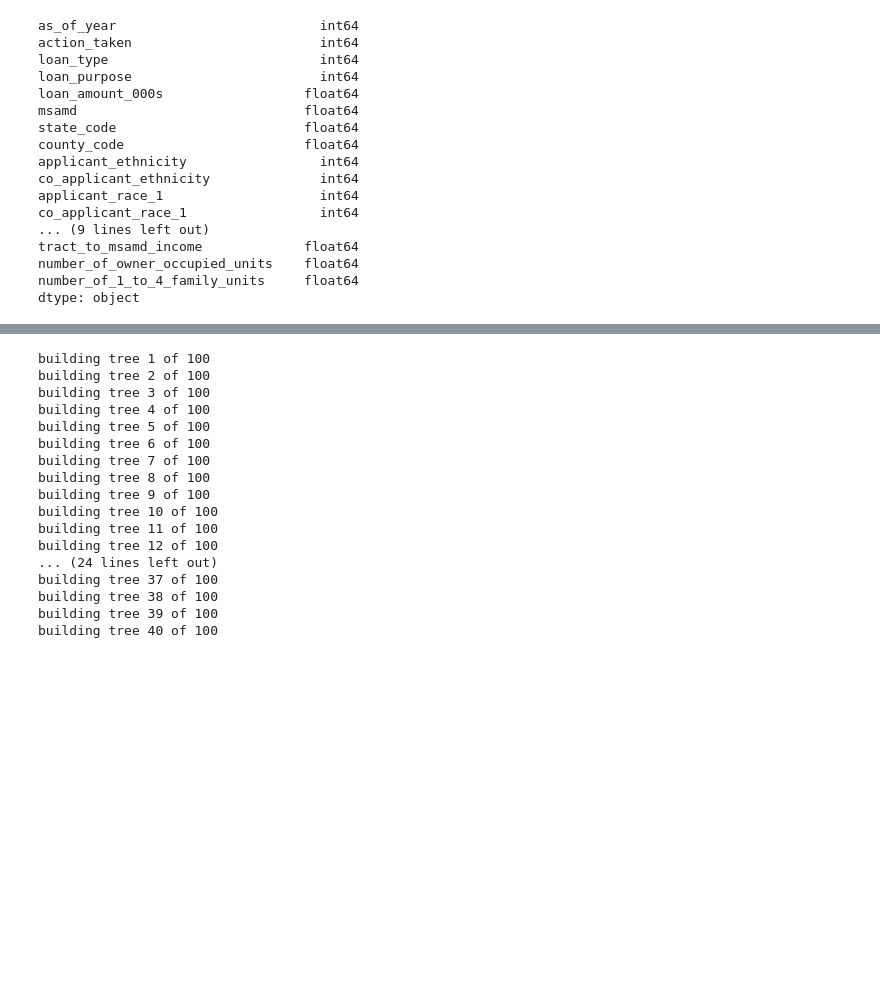
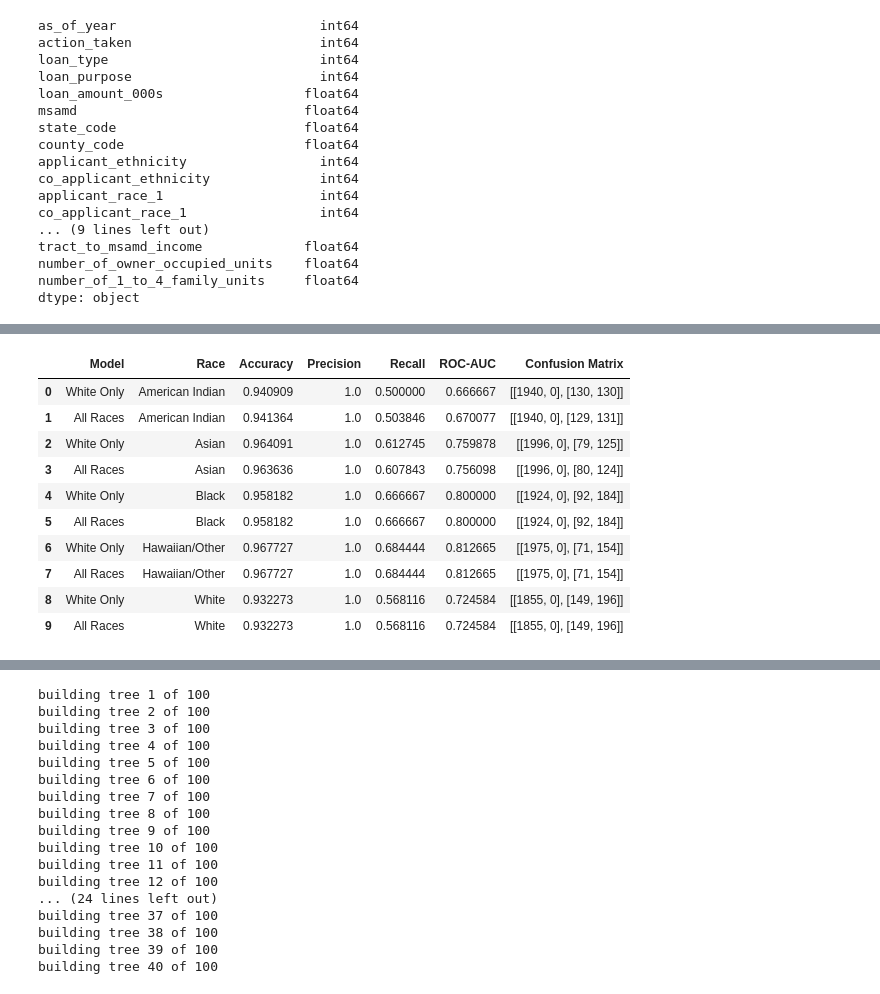
Before and after one commit to Hridanshkhaitan/Analyzing_Loan_Bias_ML, a Jupyter notebook: ECO482_model_training (1).ipynb, the cells around one changed output, grey strips where cells are left out. Drawn from its saved outputs; the diff is of its cells as text; code cells hidden in the pictures; blank space fills up the shorter version.

```diff
--- a/ECO482_model_training (1).ipynb
+++ b/ECO482_model_training (1).ipynb
@@ -226,0 +186,65 @@ Confusion Matrix
+# %%
+def race_tests(model, sample_data, y_col, cv=5, param_grid=None):
+    """Function that tests each race sample against the specified model. The y_col is the y variable column name."""
+    race_strings = ['American Indian', 'Asian', 'Black', 'Hawaiian/Other', 'White']
+    # Create the white model dataset
+    X_white, y_white = split_xy(sample_data[0], y_col)
+    # Create the all race model dataset
+    X_all, y_all = split_xy(sample_data[1], y_col)
+
+    # Set up Stratified K-Fold cross-validation
+    stratified_kfold = StratifiedKFold(n_splits=cv, shuffle=True, random_state=313)
+
+    # Initialize GridSearchCV for White Only Model
+    white_search = GridSearchCV(model, param_grid=param_grid, cv=stratified_kfold)
+    white_model = white_search.fit(X_white, y_white)
+    # Initialize GridSearchCV for All Races Model
+    all_search = GridSearchCV(model, param_grid=param_grid, cv=stratified_kfold)
+    all_race_model = all_search.fit(X_all, y_all)
+
+    # Predict the test data for each race
+    models = []
+    race = []
+    accuracy = []
+    precision = []
+    recall = []
+    roc_auc = []
+    confusion_mats = []
+    for i in range(0, 5):
+        X_test, y_test = split_xy(sample_data[2][i], y_col)
+        white_preds = white_model.predict(X_test)
+        white_results = classification_report(y_test, white_preds, output_dict=True)
+        all_race_preds = all_race_model.predict(X_test)
+        all_race_results = classification_report(y_test, all_race_preds, output_dict=True)
+        # Add results to thier respective lists
+        models.append('White Only')
+        models.append('All Races')
+        race.append(race_strings[i])
+        race.append(race_strings[i])
+        accuracy.append(white_results['accuracy'])
+        accuracy.append(all_race_results['accuracy'])
+        precision.append(white_results['1']['precision'])
+        precision.append(all_race_results['1']['precision'])
+        recall.append(white_results['1']['recall'])
+        recall.append(all_race_results['1']['recall'])
+        roc_auc.append(white_results['1']['f1-score'])
+        roc_auc.append(all_race_results['1']['f1-score'])
+        # Add confusion matrices values to list
+        confusion_mats.append(confusion_matrix(y_test, white_preds))
+        confusion_mats.append(confusion_matrix(y_test, all_race_preds))
+    return pd.DataFrame({'Model': models, 'Race': race, 'Accuracy': accuracy, 'Precision': precision, 'Recall': recall, 'ROC-AUC': roc_auc, 'Confusion Matrix': confusion_mats})
+
+# Example usage, only put in one hyperparameter imput for each model
+race_tests(RandomForestClassifier(random_state=313), samples, 'action_taken', param_grid={'max_depth': [5], 'bootstrap': [True], 'max_samples':[500]})
+# %% [output]
+|  | Model | Race | Accuracy | Precision | Recall | ROC-AUC | Confusion Matrix |
+| 0 | White Only | American Indian | 0.940909 | 1.0 | 0.500000 | 0.666667 | [[1940, 0], [130, 130]] |
+| 1 | All Races | American Indian | 0.941364 | 1.0 | 0.503846 | 0.670077 | [[1940, 0], [129, 131]] |
+| 2 | White Only | Asian | 0.964091 | 1.0 | 0.612745 | 0.759878 | [[1996, 0], [79, 125]] |
+| 3 | All Races | Asian | 0.963636 | 1.0 | 0.607843 | 0.756098 | [[1996, 0], [80, 124]] |
+| 4 | White Only | Black | 0.958182 | 1.0 | 0.666667 | 0.800000 | [[1924, 0], [92, 184]] |
+| 5 | All Races | Black | 0.958182 | 1.0 | 0.666667 | 0.800000 | [[1924, 0], [92, 184]] |
+| 6 | White Only | Hawaiian/Other | 0.967727 | 1.0 | 0.684444 | 0.812665 | [[1975, 0], [71, 154]] |
+| 7 | All Races | Hawaiian/Other | 0.967727 | 1.0 | 0.684444 | 0.812665 | [[1975, 0], [71, 154]] |
+| 8 | White Only | White | 0.932273 | 1.0 | 0.568116 | 0.724584 | [[1855, 0], [149, 196]] |
+| 9 | All Races | White | 0.932273 | 1.0 | 0.568116 | 0.724584 | [[1855, 0], [149, 196]] |
```
Also changed, not shown: parts of 8 cells of this notebook.
